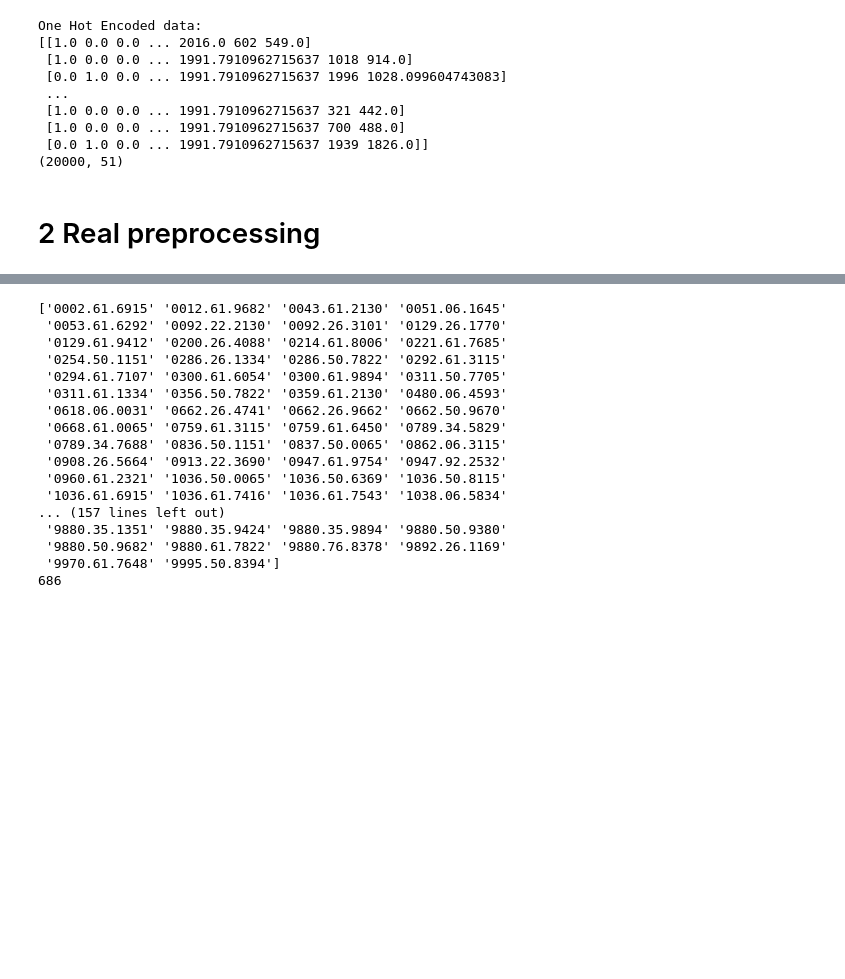
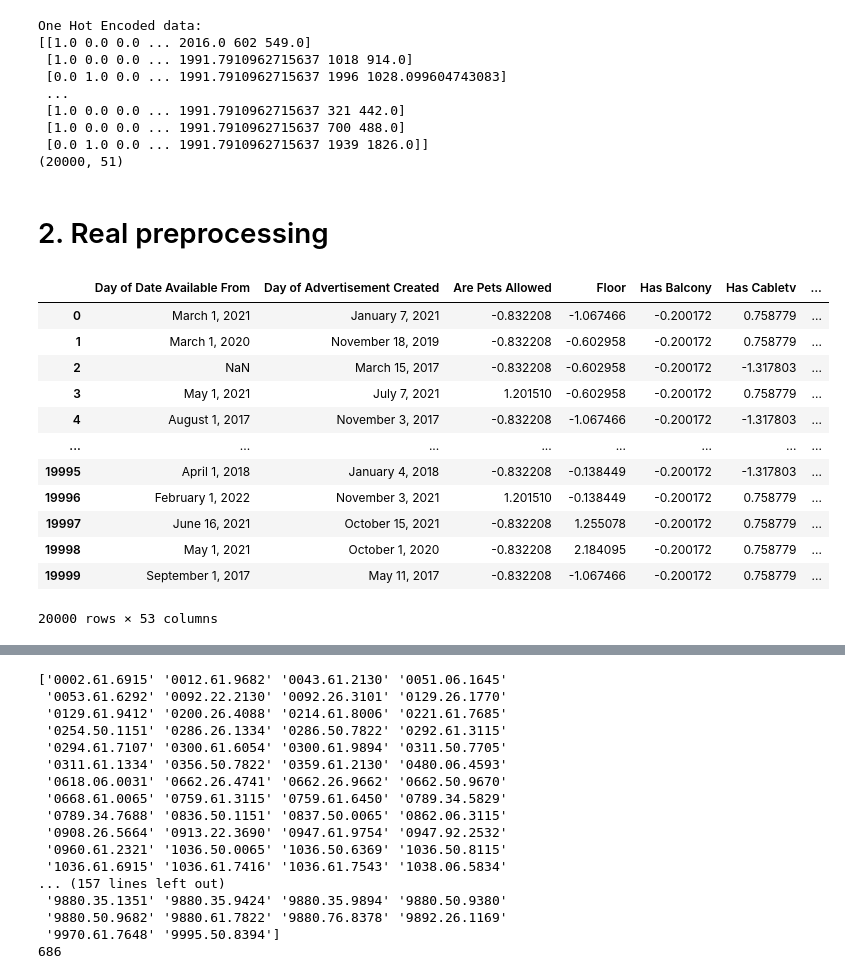
Before and after one commit to Germouche/ml-project, a Jupyter notebook: tabular+multimodal.ipynb, the cells around one changed output, grey strips where cells are left out. Drawn from its saved outputs; the diff is of its cells as text; code cells hidden in the pictures; blank space fills up the shorter version.

```diff
--- a/tabular+multimodal.ipynb
+++ b/tabular+multimodal.ipynb
@@ -253,4 +242,4 @@ One Hot Encoded data:
  [0.0 1.0 0.0 ... 1991.7910962715637 1939 1826.0]]
 (20000, 51)
 # %% [markdown]
-# 2 Real preprocessing
+# 2. Real preprocessing
@@ -256,0 +307,16 @@ One Hot Encoded data:
+# %%
+input_cols_norm
+# %% [output]
+|  | Day of Date Available From | Day of Advertisement Created | Are Pets Allowed | Floor | Has Balcony | Has Cabletv | ... |
+| 0 | March 1, 2021 | January 7, 2021 | -0.832208 | -1.067466 | -0.200172 | 0.758779 | ... |
+| 1 | March 1, 2020 | November 18, 2019 | -0.832208 | -0.602958 | -0.200172 | 0.758779 | ... |
+| 2 | NaN | March 15, 2017 | -0.832208 | -0.602958 | -0.200172 | -1.317803 | ... |
+| 3 | May 1, 2021 | July 7, 2021 | 1.201510 | -0.602958 | -0.200172 | 0.758779 | ... |
+| 4 | August 1, 2017 | November 3, 2017 | -0.832208 | -1.067466 | -0.200172 | -1.317803 | ... |
+| ... | ... | ... | ... | ... | ... | ... | ... |
+| 19995 | April 1, 2018 | January 4, 2018 | -0.832208 | -0.138449 | -0.200172 | -1.317803 | ... |
+| 19996 | February 1, 2022 | November 3, 2021 | 1.201510 | -0.138449 | -0.200172 | 0.758779 | ... |
+| 19997 | June 16, 2021 | October 15, 2021 | -0.832208 | 1.255078 | -0.200172 | 0.758779 | ... |
+| 19998 | May 1, 2021 | October 1, 2020 | -0.832208 | 2.184095 | -0.200172 | 0.758779 | ... |
+| 19999 | September 1, 2017 | May 11, 2017 | -0.832208 | -1.067466 | -0.200172 | 0.758779 | ... |
+20000 rows × 53 columns
```
Also changed, not shown: parts of 33 cells of this notebook.
